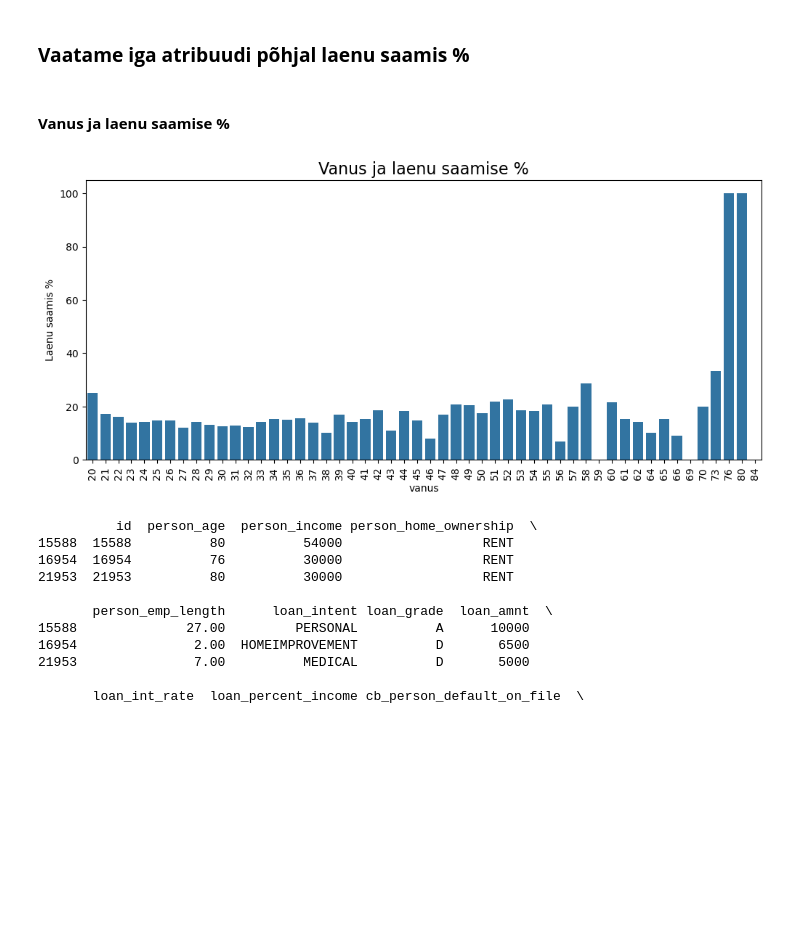
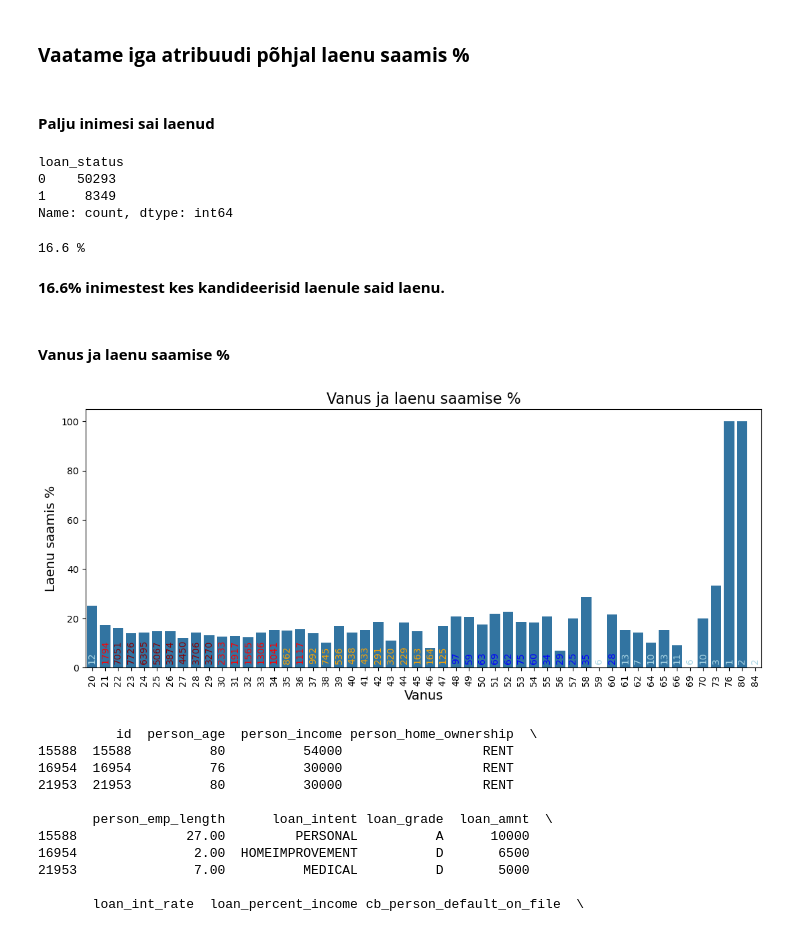
Before and after one commit to madispuu/Loan_Approval_Prediction, a Jupyter notebook: TEAM.ipynb, the cells around one changed output. Cells and saved outputs as stored; diff of their text form; code cells hidden in the pictures; blank space fills up the shorter version.

```diff
--- a/TEAM.ipynb
+++ b/TEAM.ipynb
@@ -641,22 +640,71 @@ plt.show()
 [figure]
 # %% [markdown]
 ### **Vaatame iga atribuudi põhjal laenu saamis %**
+# %% [markdown]
+#### **Palju inimesi sai laenud**
+# %%
+df_train["loan_status"].value_counts()
+# %% [output]
+loan_status
+0    50293
+1     8349
+Name: count, dtype: int64
+# %%
+vastus = 8349 / 50293 * 100
+print(round(vastus, 2), "%")
+# %% [output]
+16.6 %
+# %% [markdown]
+**16.6% inimestest kes kandideerisid laenule said laenu.**
 # %% [markdown]
 #### **Vanus ja laenu saamise %**
 # %%
-    tempdf = df_train[['loan_status','person_age']].groupby(['person_age'], as_index=False).mean()
-    plt.figure(figsize=[12,5])
-    tempdf['loan_status'] = tempdf['loan_status']*100
-    tempdf.sort_values(by='loan_status', ascending=False, inplace=True)
+def get_color_by_value(value):
+    if value <= 20:
+        return 'lightblue'
+    elif value <= 100:
+        return 'blue'
+    elif value <= 100:
+        return 'lightgreen'
+    elif value <= 1000:
+        return 'orange'
+    elif value <= 2500:
+        return 'red'
+    else:
+        return 'darkred'
 
-    sns.barplot(x='person_age', y = 'loan_status', data = tempdf)
-    plt.title('Vanus ja laenu saamise %', fontsize= 16)
-    plt.xlabel('vanus')
-    plt.ylabel('Laenu saamis %')
-    plt.xticks(rotation=90)
-    plt.show()
+#UUS ajutine tabel vajaliku infoga
+tempdf = df_train[['loan_status', 'person_age']].groupby(['person_age'], as_index=False).mean()  # loan approval %
+tempdf['loan_status'] *= 100  # %-ideks
+tempdf2 = df_train[['person_age']].groupby(['person_age'], as_index=False).value_counts()
+combined_df = pd.merge(tempdf, tempdf2, on='person_age', how='left')
+
+
+plt.figure(figsize=[13,5])
+sns.barplot(x='person_age', y='loan_status', data=combined_df)
+
+# Inimeste arvu kuvamiseks
+for index, row in combined_df.iterrows():
+    count_value = int(row['count'])
+    color = get_color_by_value(count_value)  # Saab värvi inimeste arvu põhjal
+    plt.text(
+        x=index,
+        y=+ 2.2,  # Y-positsioon
+        s=f"{int(row['count'])}", # komad võtab ära
+        ha='center',
+        fontsize=10,
+        color=color,
+        rotation=90
+    )
+
+
+plt.title('Vanus ja laenu saamise %', fontsize=16)
+plt.xlabel('Vanus', fontsize=14)
+plt.ylabel('Laenu saamis %', fontsize=14)
+plt.xticks(rotation=90)
+plt.show()
 # %% [output]
-[figure, old version]
+[figure, new version]
 # %%
 # vaatame vanuses 76-80 inimesis, sest neil 100% laenu saamine
 vanused_76_83 = df_train[(df_train['person_age'] >= 76) & (df_train['person_age'] < 84)]
```
Also changed, not shown: parts of 15 cells of this notebook.
